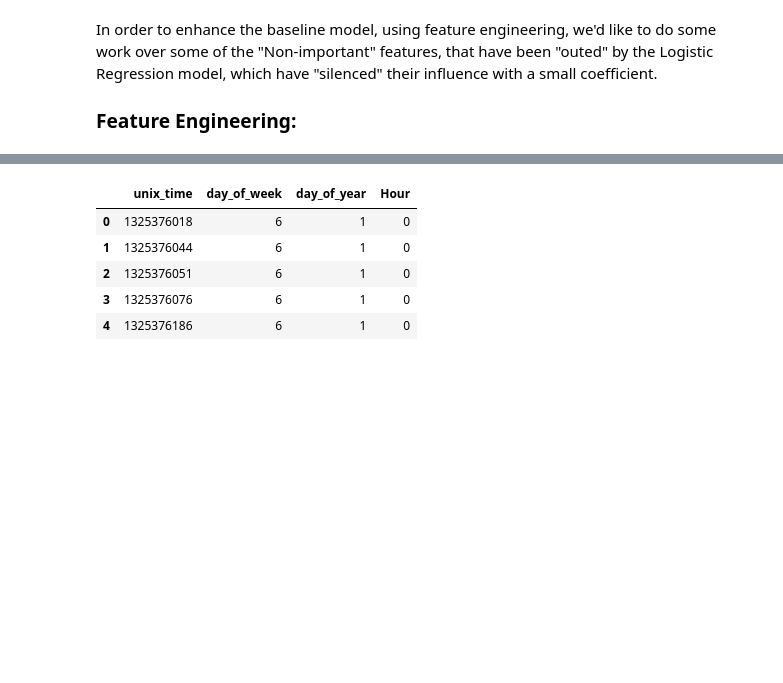
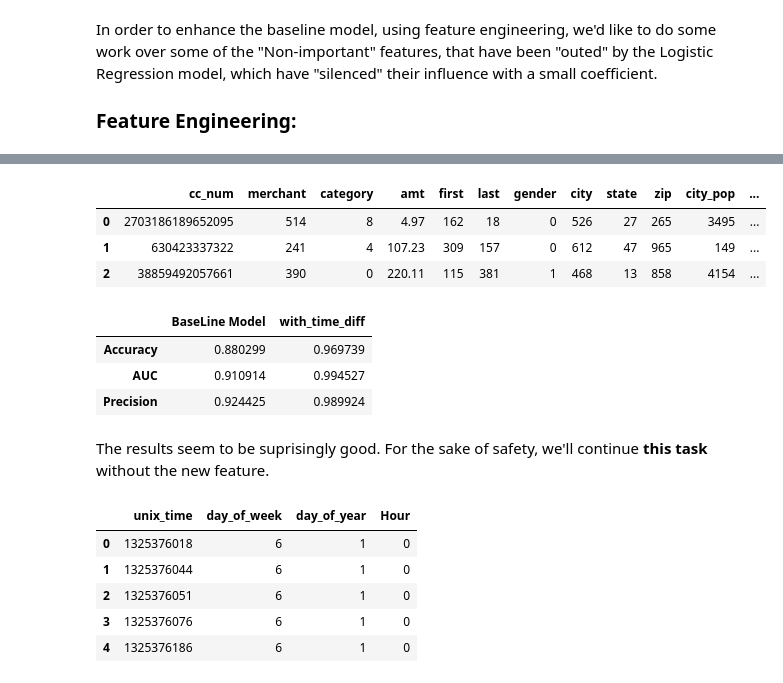
Before and after one commit to Matt88Ac/AdvancedML_Assignment2, a Jupyter notebook: Advanced Machine Learning - HW #2.ipynb, the cells around one changed output, grey strips where cells are left out. Cells and saved outputs as stored; diff of their text form; code cells hidden in the pictures; blank space fills up the shorter version.

```diff
--- a/Advanced Machine Learning - HW #2.ipynb
+++ b/Advanced Machine Learning - HW #2.ipynb
@@ -611,16 +611,16 @@ x_train = pd.read_csv('fraudTrain.csv', index_col=0)
 y_train = x_train['is_fraud']
 x_train.drop(columns=['is_fraud', 'long', 'lat', 'trans_num', 'trans_date_trans_time'], inplace=True)
 
-x_train = preProcess(x_train)
+x_train['zip'] = x_train['zip'].astype(object)
 
-categorical = x_train.dtypes == 'category'
+categorical = x_train.dtypes == object
+x_train.loc[:, categorical] = x_train.loc[:, categorical].apply(lambda z: z.astype('category'))
 temp_df = x_train.copy()
 temp_df.loc[:, categorical] = temp_df.loc[:, categorical].apply(lambda _x: _x.cat.codes)
 
 x_train_new, y_train_new = SMOTE().fit_resample(temp_df, y_train)
 temp_df = None
-
-results = openResults() # Once again, we'd like to work on a
+# Once again, we'd like to work on a
 # small sample of our data, pre-building the final model.
 # %% [markdown]
 In order to enhance the baseline model, using feature engineering, we'd like to do some work over some of the "Non-important" features, that have been "outed" by the Logistic Regression model, which have "silenced" their influence with a small coefficient.
@@ -628,0 +658,6 @@ In order to enhance the baseline model, using feature engineering, we'd like to
+# %%
+credit_cards = pd.DataFrame()
+credit_cards['cc_num'] = x_train_new['cc_num'].copy()
+credit_cards['unix_time'] = x_train_new['unix_time']
+credit_cards = credit_cards.iloc[np.argsort(credit_cards['unix_time'])]
+credit_cards.head()
@@ -628,0 +671,16 @@ In order to enhance the baseline model, using feature engineering, we'd like to
+# %%
+credit_cards['diff'] = credit_cards.groupby(by=['cc_num']).diff()['unix_time']
+is_nan = credit_cards.isna()['diff']
+credit_cards.fillna(value=0, inplace=True)
+credit_cards['time_diff'] = pd.to_datetime(credit_cards['diff'], unit='s')
+credit_cards['time_diff'] = credit_cards['time_diff'].apply(lambda z: z.day + z.hour/24 + z.minute/(24*60) + z.second/(24*3600))
+credit_cards.loc[is_nan] = 0
+# %%
+x_train_new['time_diff'] = credit_cards['time_diff'].copy()
+# %%
+x_train_new.head(3)
+# %% [output]
+|  | cc_num | merchant | category | amt | first | last | gender | city | state | zip | city_pop | ... |
+| 0 | 2703186189652095 | 514 | 8 | 4.97 | 162 | 18 | 0 | 526 | 27 | 265 | 3495 | ... |
+| 1 | 630423337322 | 241 | 4 | 107.23 | 309 | 157 | 0 | 612 | 47 | 965 | 149 | ... |
+| 2 | 38859492057661 | 390 | 0 | 220.11 | 115 | 381 | 1 | 468 | 13 | 858 | 4154 | ... |
@@ -628,0 +702,9 @@ In order to enhance the baseline model, using feature engineering, we'd like to
+# %%
+results
+# %% [output]
+|  | BaseLine Model | with_time_diff |
+| Accuracy | 0.880299 | 0.969739 |
+| AUC | 0.910914 | 0.994527 |
+| Precision | 0.924425 | 0.989924 |
+# %% [markdown]
+The results seem to be suprisingly good. For the sake of safety, we'll continue **this task** without the new feature.
```
Also changed, not shown: parts of 24 cells of this notebook.
